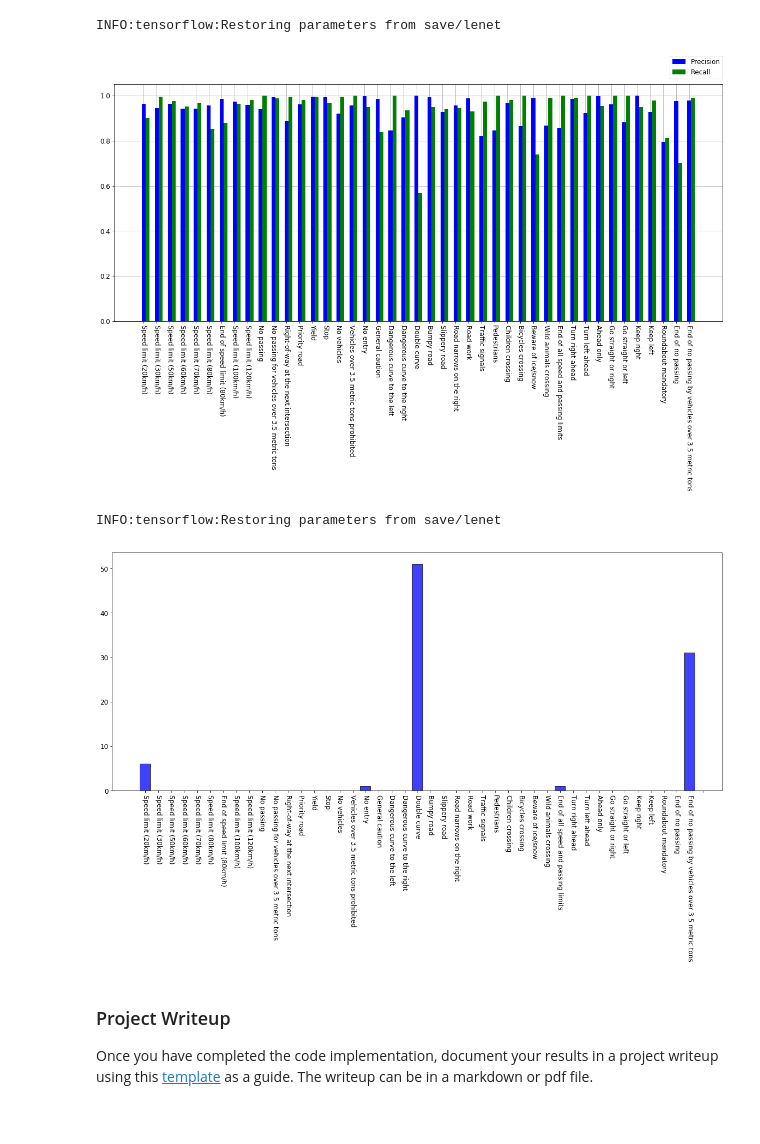
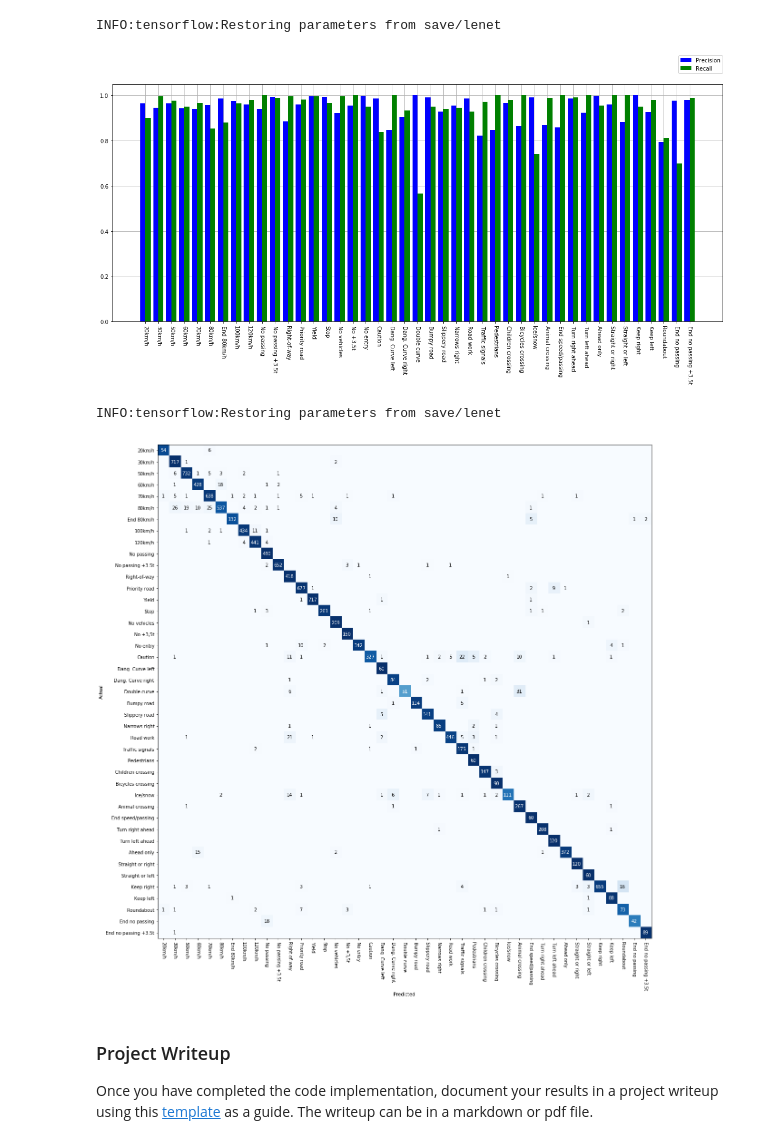
Before and after one commit to JohanSmet/udacity_carnd, a Jupyter notebook: Traffic_Sign_Classifier.ipynb, the cells around one changed output. Cells and saved outputs as stored; diff of their text form; code cells hidden in the pictures.

```diff
--- a/Traffic_Sign_Classifier.ipynb
+++ b/Traffic_Sign_Classifier.ipynb
@@ -644,33 +655,47 @@ with tf.Session() as session:
 INFO:tensorflow:Restoring parameters from save/lenet
 # %%
 ind = np.arange(n_classes)
-width=0.7
+width=0.4
 
 fig = plt.figure(figsize=(20,8))
 ax = fig.add_subplot(111)
 
 ax.grid(zorder=0)
-rects1 = ax.bar(ind, precision, w, color='blue', zorder=3)
-rects2 = ax.bar(ind+w, recall, w, color='green', zorder=3)
-_ = ax.set_xticks(ind)
-_ = ax.set_xticklabels(sign_names, rotation=270)
+rects1 = ax.bar(ind, precision, width, color='blue', zorder=3)
+rects2 = ax.bar(ind+width, recall, width, color='green', zorder=3)
+_ = ax.set_xticks(ind +width/2)
+_ = ax.set_xticklabels(sign_labels, rotation=270)
 _ = ax.legend((rects1[0], rects2[0]), ('Precision', 'Recall'), bbox_to_anchor=(1.0, 1.12), loc=1, borderaxespad=0.)
 # %% [output]
-[figure, old version]
+[figure, new version]
 # %%
 with tf.Session() as session:
     classifier.restore_model(session)
-    classes_21 = classifier.run_classification(session, dataset.test_X[dataset.test_y==21])
+    conf_abs, conf_norm = classifier.run_confusion_matrix(session, dataset.test_X, dataset.test_y)
 # %% [output]
 INFO:tensorflow:Restoring parameters from save/lenet
-# %%
-plt.figure(figsize=(20,8))
-n, bins, patches = plt.hist(classes_21,
-                            bins=n_classes, align='mid', rwidth=0.8,
-                            color='blue', edgecolor='black', alpha=0.75)
-_ = plt.xticks(bins+.25, sign_names, rotation=270)
-# %% [output]
-[figure, removed]
+# %%
+fig = plt.figure(figsize=(20,20))
+ax = fig.add_subplot(111)
+ax.set_aspect(1)
+res = ax.imshow(conf_norm, cmap='Blues', interpolation='nearest')
+
+ax.set_xticks(range(n_classes))
+ax.set_yticks(range(n_classes))
+ax.set_xticklabels(sign_labels, rotation=270)
+ax.set_yticklabels(sign_labels)
+ax.set_ylabel('Actual')
+ax.set_xlabel('Predicted')
+
+width, height = conf_abs.shape
+
+for x in range(width):
+    for y in range(height):
+        if conf_abs[x][y] != 0:
+            t = ax.annotate(str(conf_abs[x][y]), xy=(y, x), horizontalalignment='center', verticalalignment='center')
+            t.set_color('white' if conf_abs[x][y] > 40 else 'black')
+# %% [output]
+[figure, added]
 # %% [markdown]
 ### Project Writeup
 
```
Also changed, not shown: parts of 5 cells of this notebook, 2 other files.
